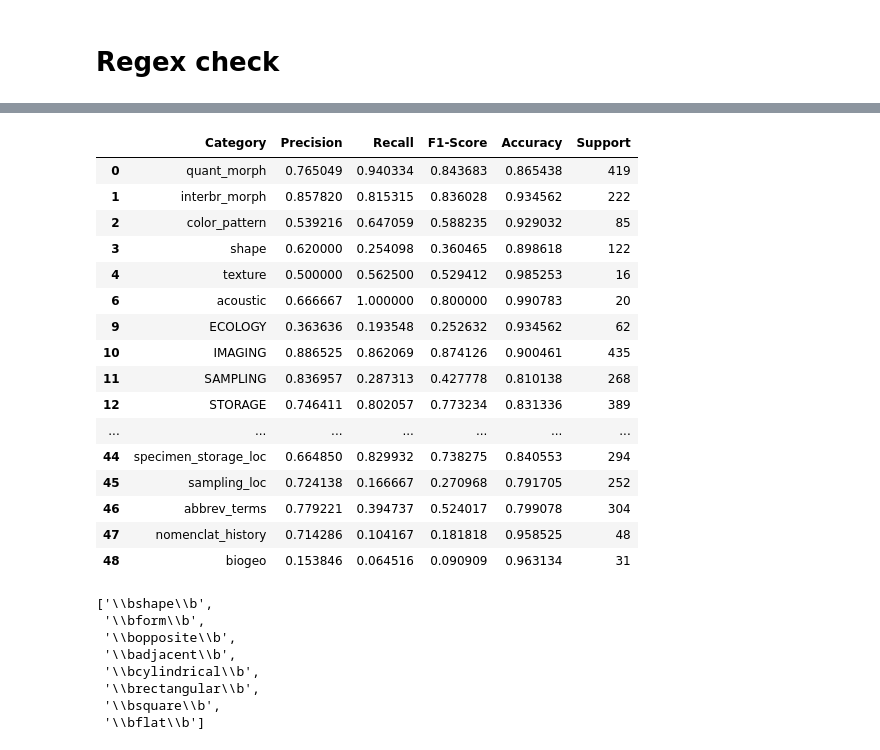
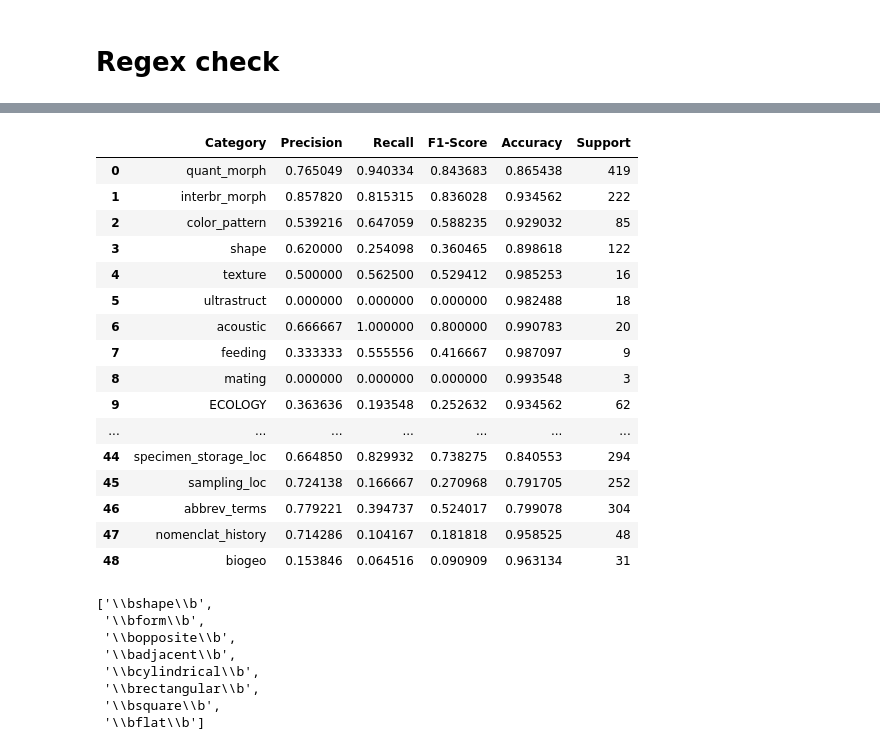
Before and after one commit to stijncon/taxonomy_methods, a Jupyter notebook: TM_testRegex.ipynb, the cells around one changed output, grey strips where cells are left out. Saved outputs shown, nothing was run; the diff lists cells and outputs as text; code cells hidden in the pictures.

```diff
--- a/TM_testRegex.ipynb
+++ b/TM_testRegex.ipynb
@@ -15,6 +15,7 @@ import ast
 
 df = pd.read_csv(r"C:\Users\conix\Dropbox\FNRS project taxonomy\methods in taxonomy\coding_trial\testData2711.csv")
 df = df.drop(columns = 'Unnamed: 0')
+all_cats = df.columns[:-4]
 df.head(2)
 # %% [output]
 |  | PHENOTYPE | Phen_data | MORPH | quant_morph | interbr_morph | qual_morph | color_pattern | shape | ... |
@@ -251,3 +297,9 @@ def evaluate_categories(df, categories):
     # Convert results into a DataFrame
     results_df = pd.DataFrame(results)
     return results_df
+# %%
+# Apply regex classification to each category
+for category, patterns in regex_patterns.items():
+    df[f"{category}_predicted"] = df["displayed_text"].apply(lambda text: classify_text(text, patterns))
+
+df.columns
@@ -255,3 +317,21 @@ def evaluate_categories(df, categories):
 # Apply regex classification to each category
 for category, patterns in regex_patterns.items():
     df[f"{category}_predicted"] = df["displayed_text"].apply(lambda text: classify_text(text, patterns))
+
+# Step 2: Apply recursive updating to the predictions
+predicted_columns = [f"{category}_predicted" for category in regex_patterns.keys()]
+predicted_df = df[predicted_columns].copy()  # Create a DataFrame of predicted values
+predicted_df[[f"{i}_predicted" for i in all_cats if i not in regex_patterns.keys()]] = 0
+
+
+predicted_df = predicted_df.rename(columns = {i:i.split('_predicted')[0] for i in predicted_df.columns})
+
+# Apply recursive update to the predicted DataFrame
+valid_labels = predicted_df.columns
+pruned_classif = prune_hierarchy(classif, valid_labels)
+updated_predictions = recursive_update(predicted_df, pruned_classif)
+updated_predictions = updated_predictions.rename(columns = {i:f"{i}_predicted" for i in predicted_df.columns})
+
+# # Update the main DataFrame with corrected predictions
+for category in updated_predictions.columns:
+    df[category] = updated_predictions[category]
@@ -258,23 +361,25 @@ for category, patterns in regex_patterns.items():
 # %%
 
 
 df_res = evaluate_categories(df, list(regex_patterns.keys()))
-df_res = df_res.loc[(df_res.Support > 10) & (df_res.Precision > 0)].iloc[:,:6]
 df_res
-styled_df = df_res.style.background_gradient( cmap='coolwarm')
-styled_df
+filepath = r"C:\Users\conix\Dropbox\FNRS project taxonomy\methods in taxonomy\data\regex_metrics.csv"
+
+df_res.to_csv(filepath, sep = ";")
+
+df_res
 # %% [output]
 |  | Category | Precision | Recall | F1-Score | Accuracy | Support |
 | 0 | quant_morph | 0.765049 | 0.940334 | 0.843683 | 0.865438 | 419 |
 | 1 | interbr_morph | 0.857820 | 0.815315 | 0.836028 | 0.934562 | 222 |
 | 2 | color_pattern | 0.539216 | 0.647059 | 0.588235 | 0.929032 | 85 |
 | 3 | shape | 0.620000 | 0.254098 | 0.360465 | 0.898618 | 122 |
 | 4 | texture | 0.500000 | 0.562500 | 0.529412 | 0.985253 | 16 |
+| 5 | ultrastruct | 0.000000 | 0.000000 | 0.000000 | 0.982488 | 18 |
 | 6 | acoustic | 0.666667 | 1.000000 | 0.800000 | 0.990783 | 20 |
+| 7 | feeding | 0.333333 | 0.555556 | 0.416667 | 0.987097 | 9 |
+| 8 | mating | 0.000000 | 0.000000 | 0.000000 | 0.993548 | 3 |
 | 9 | ECOLOGY | 0.363636 | 0.193548 | 0.252632 | 0.934562 | 62 |
-| 10 | IMAGING | 0.886525 | 0.862069 | 0.874126 | 0.900461 | 435 |
-| 11 | SAMPLING | 0.836957 | 0.287313 | 0.427778 | 0.810138 | 268 |
-| 12 | STORAGE | 0.746411 | 0.802057 | 0.773234 | 0.831336 | 389 |
 | ... | ... | ... | ... | ... | ... | ... |
 | 44 | specimen_storage_loc | 0.664850 | 0.829932 | 0.738275 | 0.840553 | 294 |
 | 45 | sampling_loc | 0.724138 | 0.166667 | 0.270968 | 0.791705 | 252 |
```
Also changed, not shown: parts of 3 cells of this notebook, 1 other file.
